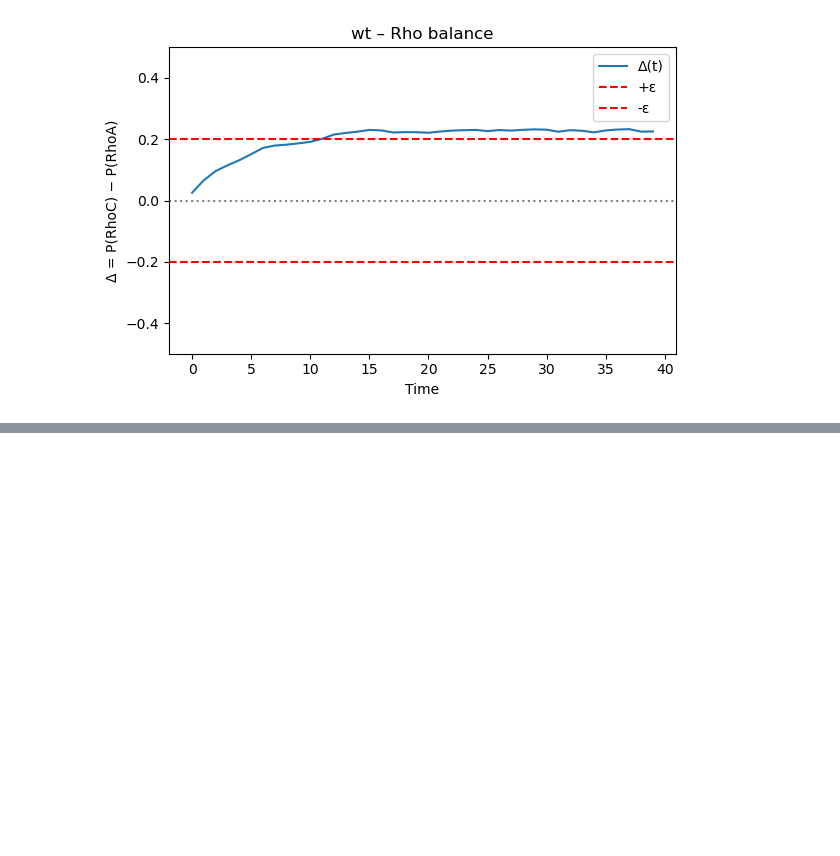
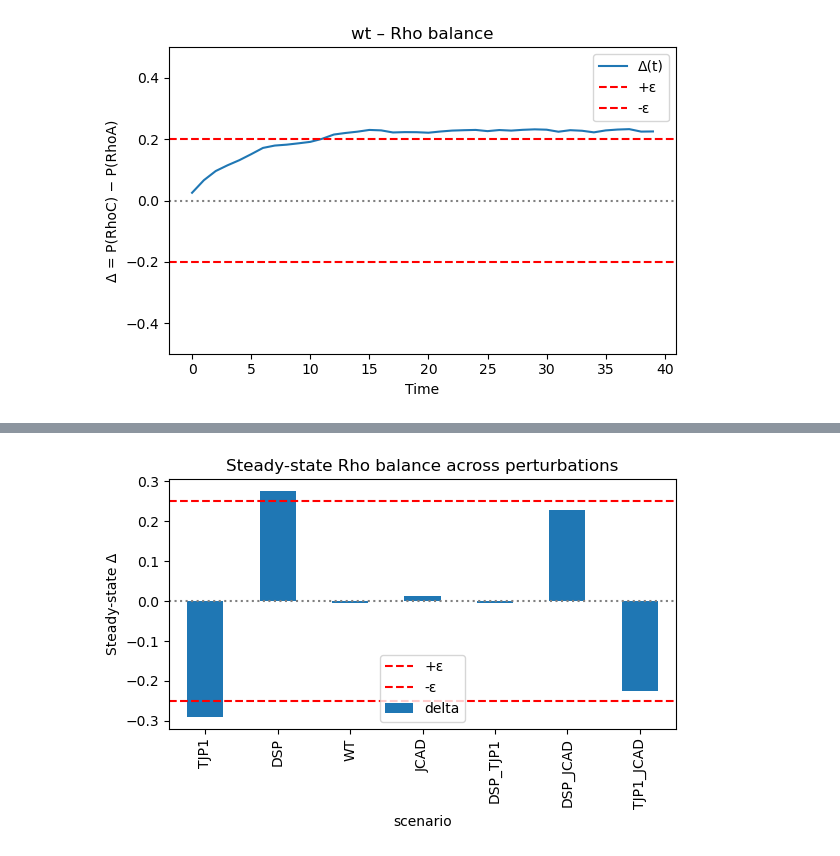
Before and after one commit to emilieyuu/endotehelial-masboss, a Jupyter notebook: notebooks/03_phase2_baseline_validation.ipynb, the cells around one changed output, grey strips where cells are left out. Drawn from its saved outputs; the diff is of its cells as text; code cells hidden in the pictures; blank space fills up the shorter version.

Commit message:
plotting done for now

```diff
--- a/notebooks/03_phase2_baseline_validation.ipynb
+++ b/notebooks/03_phase2_baseline_validation.ipynb
@@ -355,0 +359,26 @@ plot_delta('wt', wt, 0.2)
+# %%
+ss_dict = {}
+for file_path in ss_dir.iterdir():
+    name = file_path.stem.replace("steady_state_", "")
+    df = pd.read_csv(file_path, index_col=[0])
+    ss_dict[name] = df
+
+
+pheno_df = ss_dict['phenotype']
+balance_df = ss_dict['balance']
+pheno_df_long = df.melt(id_vars="scenario",
+                  value_vars=["Failed", "Hyper", "Normal"],
+                  var_name="phenotype",
+                  value_name="value")
+pheno_df_final = pheno_df_long[pheno_df_long["value"] == 1].drop(columns="value").reset_index(drop=True)
+
+merged = pheno_df_final.merge(
+    balance_df[['scenario', 'delta']],
+    on="scenario",
+    how="left"
+)
+merged
+
+merged_2 = merged.set_index('scenario')
+
+merged_2.copy().drop(index=['DSP_TJP1'])
@@ -355,0 +394,5 @@ plot_delta('wt', wt, 0.2)
+# %%
+
+plot_full_ss(merged_2)
+# %% [output]
+[figure, added]
```
Also changed, not shown: parts of 5 cells of this notebook, 4 other files.
